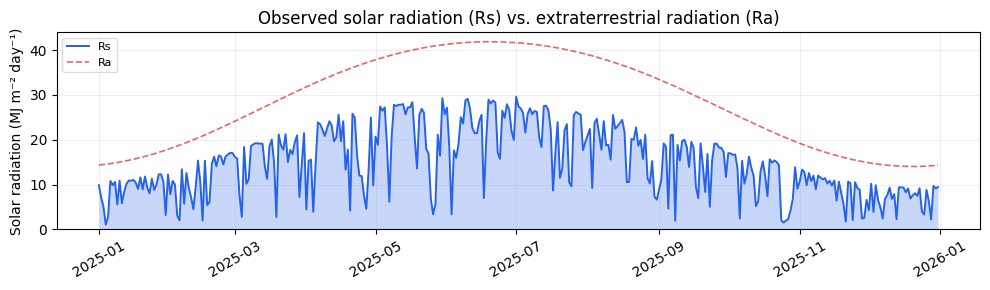
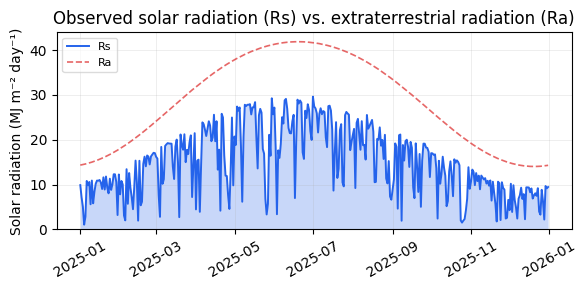
Code edit (unified diff) that turned the first committed figure into the second:
--- before
+++ after
@@ -14,5 +14,5 @@
 df_d['Ra_MJ'] = Ra
 
-fig, ax = plt.subplots(figsize=(10, 3))
+fig, ax = plt.subplots(figsize=(6, 3))
 ms.plot_solar_radiation(ax, df_d, variables=['Rs_MJ', 'Ra_MJ'],
                         ylabel='Solar radiation (MJ m⁻² day⁻¹)')

Commit: Uploaded files for v0.1.3